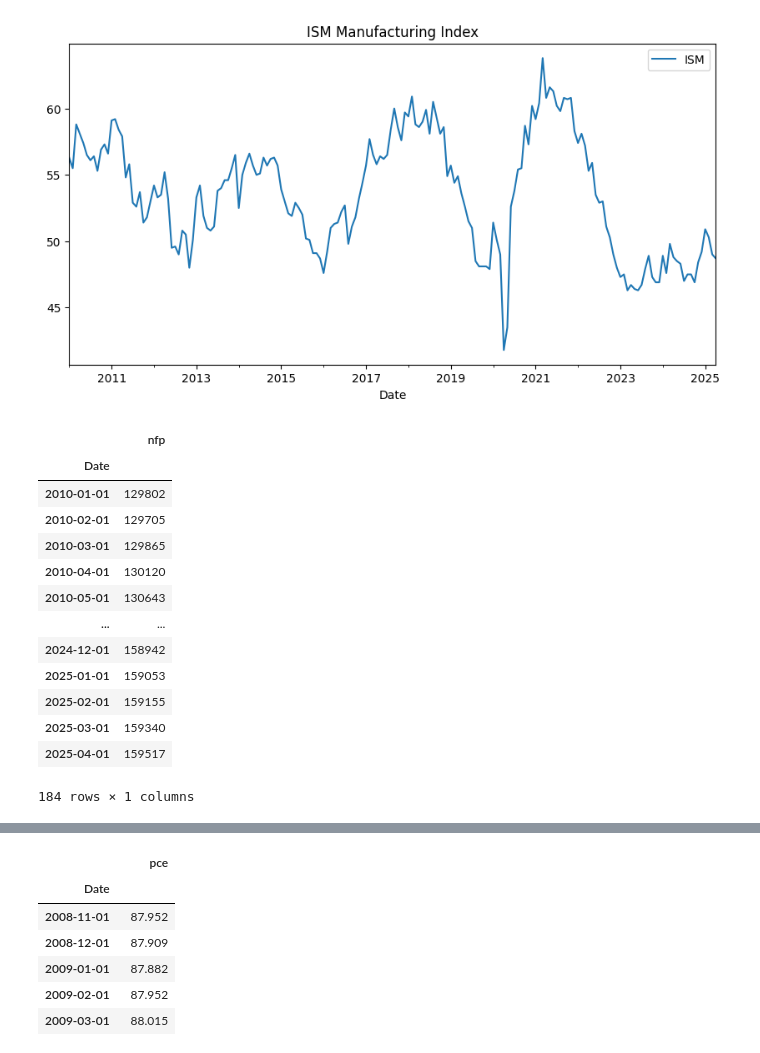
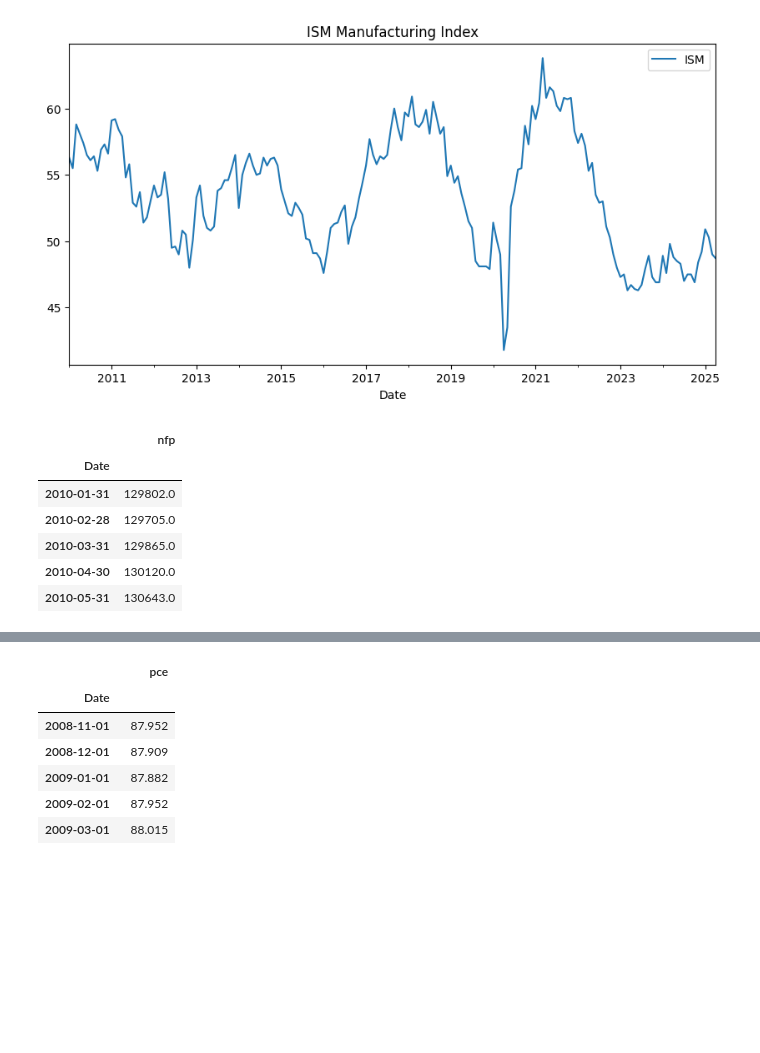
Before and after one commit to Kunj121/MacroFinance_HW2, a Jupyter notebook: hw3/hw_3.ipynb, the cells around one changed output, grey strips where cells are left out. Cells and saved outputs as stored; diff of their text form; code cells hidden in the pictures; blank space fills up the shorter version.

```diff
--- a/hw3/hw_3.ipynb
+++ b/hw3/hw_3.ipynb
@@ -159,22 +178,16 @@ plt.show()
 # %%
 nfp = pd.read_csv("../data/nonfarm_payrolls.csv", index_col = "observation_date")
 nfp.index = pd.to_datetime(nfp.index)
 nfp.rename(columns = {"PAYEMS": "nfp"}, inplace = True)
 nfp.index.name = "Date"
-nfp
+nfp = nfp.resample('ME').mean()
+nfp.head()
 # %% [output]
 |  | nfp |
 | Date |  |
-| 2010-01-01 | 129802 |
-| 2010-02-01 | 129705 |
-| 2010-03-01 | 129865 |
-| 2010-04-01 | 130120 |
-| 2010-05-01 | 130643 |
-| ... | ... |
-| 2024-12-01 | 158942 |
-| 2025-01-01 | 159053 |
-| 2025-02-01 | 159155 |
-| 2025-03-01 | 159340 |
-| 2025-04-01 | 159517 |
+| 2010-01-31 | 129802.0 |
+| 2010-02-28 | 129705.0 |
+| 2010-03-31 | 129865.0 |
+| 2010-04-30 | 130120.0 |
+| 2010-05-31 | 130643.0 |
-184 rows × 1 columns
 # %%
```
Also changed, not shown: parts of 7 cells of this notebook.
